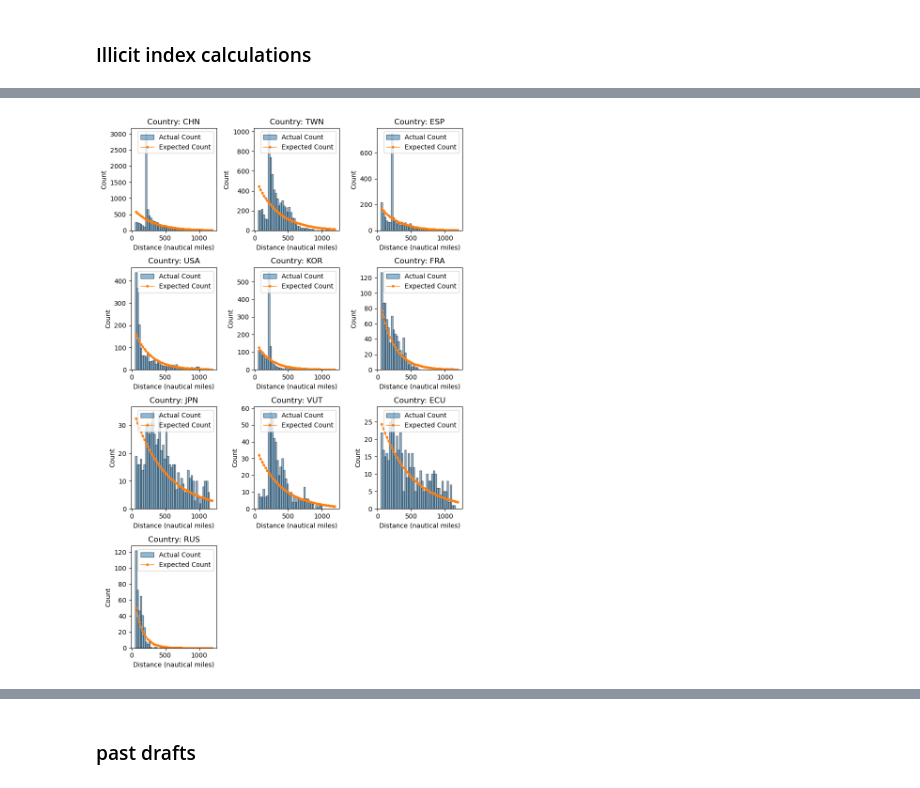
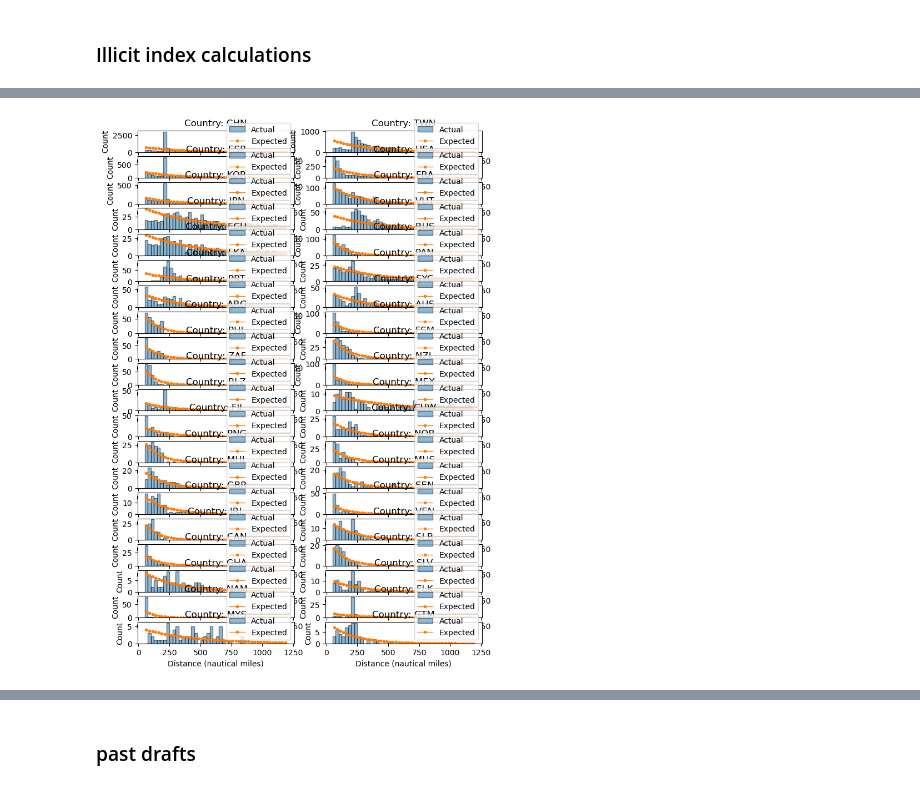
Before and after one commit to RRRan2333/ais_fishing_signal, a Jupyter notebook: primary.ipynb, the cells around one changed output, grey strips where cells are left out. Cells and saved outputs as stored; diff of their text form; code cells hidden in the pictures.

Commit message:
tbl for spike visualization made, and new BI dashboard made

```diff
--- a/primary.ipynb
+++ b/primary.ipynb
@@ -460,9 +453,11 @@ ais_border_continent = pd.read_pickle('ais_border_continent_30k_tol_50pc.pkl')
 import numpy as np
 from scipy.stats import chisquare
 
-# np.set_printoptions(precision=3)
+ais_spike = ais_border_continent.copy()
 
-ais_spike = ais_border_continent.copy()
+
+# num of countries on display
+num_countries = 50
 
 # new col gap_start_distance_from_shore_nmi from gap_start_distance_from_shore_m by dividing 1852
 ais_spike['gap_start_distance_from_shore_nmi'] = ais_spike['gap_start_distance_from_shore_m'] / 1852
@@ -471,7 +466,7 @@ ais_spike['gap_start_distance_from_shore_nmi'] = ais_spike['gap_start_distance_f
 bin_count = int((round(ais_spike['gap_start_distance_from_shore_nmi'].max(), -1) - round(ais_spike['gap_start_distance_from_shore_nmi'].min(), -1)) / 25)
 
 # gather top x countries with most observations
-top_countries = ais_spike['flag'].value_counts().head(20).index
+top_countries = ais_spike['flag'].value_counts().head(num_countries).index
 
 # create new df from ais_spike grouped by flag and aggregate gap_id count and mmsi count
 ais_spike_grouped = ais_spike.groupby('flag').agg({
@@ -480,7 +475,7 @@ ais_spike_grouped = ais_spike.groupby('flag').agg({
 # rename col gap_id to total_count
 ais_spike_grouped.rename(columns={'gap_id': 'total_count'}, inplace=True)
 # sort ais_spike_grouped by gap_id count descending and only keep top x countries
-ais_spike_grouped = ais_spike_grouped.sort_values(by='total_count', ascending=False).head(20)
+ais_spike_grouped = ais_spike_grouped.sort_values(by='total_count', ascending=False).head(num_countries)
 
 ais_spike_grouped['spike_actual_narrow'] = pd.Series(dtype = 'float64')
 ais_spike_grouped['spike_expected_narrow'] = pd.Series(dtype = 'float64')
@@ -496,7 +491,7 @@ ais_spike_grouped['p_value'] = pd.Series(dtype='float64')
 
 for country in top_countries:
     # print divider line
-    print(f"{'-' * 50}")
+    print(f"{'-' * 30}")
     print(f"Processing country {country}")
     # Filter data for the specific country
     data = ais_spike[ais_spike['flag'] == country]['gap_start_distance_from_shore_nmi'].to_numpy()
@@ -528,7 +523,7 @@ for country in top_countries:
         sum_expected_frequency_normalized = np.sum(expected_frequency_normalized)
 
         chisq, p_value = chisquare(f_obs=hist, f_exp=expected_frequency_normalized)
-        print(f"For country {country}: Chi-square = {chisq}, p-value = {p_value}")
+        # print(f"For country {country}: Chi-square = {chisq}, p-value = {p_value}")
     else:
         print(f"For country {country}: Cannot perform chi-square test due to length mismatch or insufficient length.")
 
@@ -567,9 +562,9 @@ for country in top_countries:
     ais_spike_grouped.loc[ais_spike_grouped['flag'] == country, 'spike_deviation_wide'] = deviation
 
 # combine narrow and wide deviation into single col
-ais_spike_grouped['spike_deviation_sum'] = ais_spike_grouped['spike_deviation_narrow'] + ais_spike_grouped['spike_deviation_wide']
+ais_spike_grouped['spike_index'] = ais_spike_grouped['spike_deviation_narrow'] + ais_spike_grouped['spike_deviation_wide']
 
 # new rank column that's based on spike_deviation_sum
-ais_spike_grouped['rank'] = ais_spike_grouped['spike_deviation_sum'].rank(ascending=False)
+ais_spike_grouped['rank'] = ais_spike_grouped['spike_index'].rank(ascending=False)
 ais_spike_grouped
 # %% [output]
@@ -610,6 +605,8 @@ For country NZL: Chi-square = 290.78147314851964, p-value = 1.1065180379913401e-
 # %%
-# Create a 4x3 grid of subplots
-fig, axes = plt.subplots(4, 3, figsize=(8, 12))
+# new df for visualizations on Power BI
+spike_viz_structured = pd.DataFrame(columns=['flag', 'Bin', 'Actual_Count', 'Expected_Count'])
+
+fig, axes = plt.subplots(round(num_countries/2), 2, figsize=(8, 12))
 
 # Flatten the axes for easy looping
 axes = axes.flatten()
@@ -628,36 +625,51 @@ for i, country in enumerate(top_countries):
     custom_bins = np.arange(min_bin, max_bin + bin_width, bin_width)
 
     # Calculate bin centers
     bin_centers = (custom_bins[:-1] + custom_bins[1:]) / 2
 
+    # Actual count of ships in each bin
+    hist, _ = np.histogram(data, bins=custom_bins)
+
     # Estimate the rate parameter (lambda)
     lambda_estimate = 1 / np.mean(data)
 
     # Generate the expected distribution for a range of distances
-    cdf_values = 1 - np.exp(-lambda_estimate * custom_bins)  # CDF of the exponential distribution
-    expected_frequency = np.diff(cdf_values) * len(data)  # Differences between consecutive CDF values
+    cdf_values = 1 - np.exp(-lambda_estimate * custom_bins)
+    expected_frequency = np.diff(cdf_values) * len(data)
 
-    # Actual count of ships in each bin
-    hist, _ = np.histogram(data, bins=custom_bins)
+    # Normalize expected_frequency so that the sum of observed and expected frequencies match
+    sum_hist = np.sum(hist)
+    sum_expected_frequency = np.sum(expected_frequency)
+    normalization_factor = sum_hist / sum_expected_frequency
+    expected_frequency_normalized = expected_frequency * normalization_factor
+
+    # Add the data to the structured_data DataFrame
+    for i, bin_center in enumerate(bin_centers):
+        spike_viz_structured = spike_viz_structured.append({
+            'flag': country,
+            'Bin': bin_center,
+            'Actual_Count': hist[i],
+            'Expected_Count': expected_frequency_normalized[i]
+        }, ignore_index=True)
 
     # Plot the actual counts as a histogram
     ax.hist(custom_bins[:-1], custom_bins, weights=hist, alpha=0.5, label='Actual', edgecolor='black')
 
     # Plot the expected frequencies as a line with markers
-    ax.plot(bin_centers, expected_frequency, marker='.', linestyle='-', linewidth=1, label='Expected')
+    ax.plot(bin_centers, expected_frequency_normalized, marker='.', linestyle='-', linewidth=1, label='Expected')
 
     # Add labels and legend
     ax.set_xlabel('Distance (nautical miles)')
     ax.set_ylabel('Count')
     ax.legend()
     ax.set_title(f'Country: {country}')
 
 # Remove any unused subplots
 for i in range(len(top_countries), len(axes)):
     axes[i].axis('off')
 
 # Show the grid of plots
 plt.tight_layout()
 plt.show()
 # %% [output]
-[figure, old version]
+[figure, new version]
```
Also changed, not shown: parts of 23 cells of this notebook, 5 other files.
